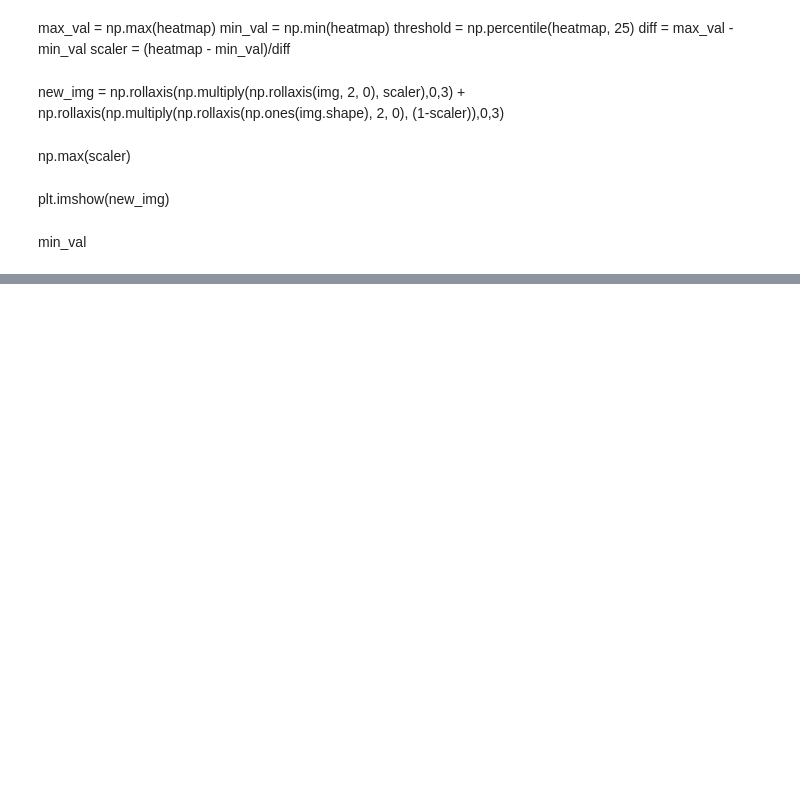
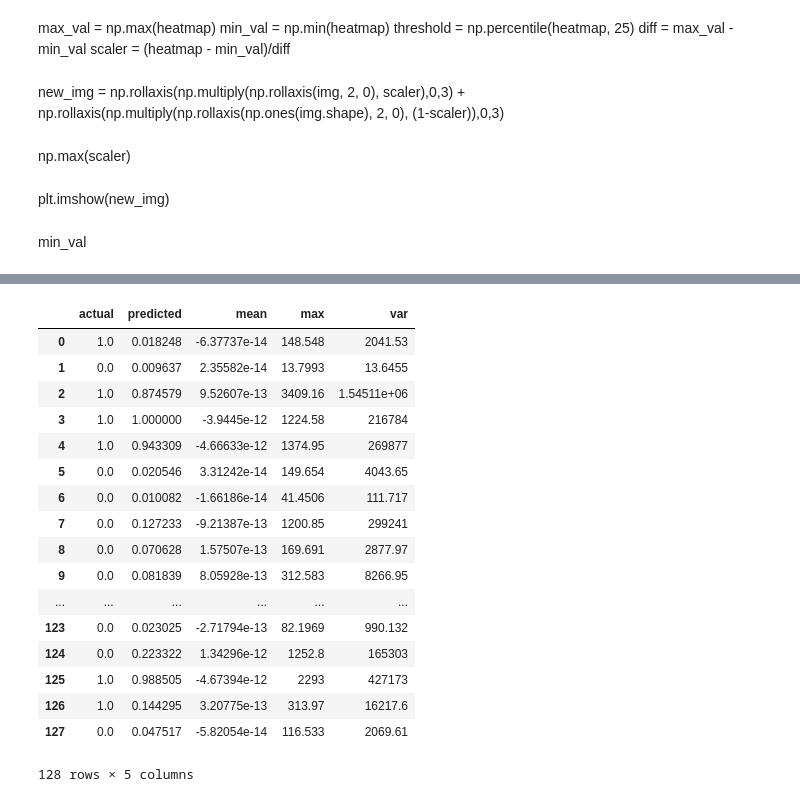
Before and after one commit to pengnam/CancerDetection, a Jupyter notebook: (WORKING) Resnet50.ipynb, the cells around one changed output, grey strips where cells are left out. Drawn from its saved outputs; the diff is of its cells as text; code cells hidden in the pictures; blank space fills up the shorter version.

```diff
--- a/(WORKING) Resnet50.ipynb
+++ b/(WORKING) Resnet50.ipynb
@@ -1099,0 +1276,21 @@ NameError: name 'heatmap' is not defined
+# %%
+result
+# %% [output]
+|  | actual | predicted | mean | max | var |
+| 0 | 1.0 | 0.018248 | -6.37737e-14 | 148.548 | 2041.53 |
+| 1 | 0.0 | 0.009637 | 2.35582e-14 | 13.7993 | 13.6455 |
+| 2 | 1.0 | 0.874579 | 9.52607e-13 | 3409.16 | 1.54511e+06 |
+| 3 | 1.0 | 1.000000 | -3.9445e-12 | 1224.58 | 216784 |
+| 4 | 1.0 | 0.943309 | -4.66633e-12 | 1374.95 | 269877 |
+| 5 | 0.0 | 0.020546 | 3.31242e-14 | 149.654 | 4043.65 |
+| 6 | 0.0 | 0.010082 | -1.66186e-14 | 41.4506 | 111.717 |
+| 7 | 0.0 | 0.127233 | -9.21387e-13 | 1200.85 | 299241 |
+| 8 | 0.0 | 0.070628 | 1.57507e-13 | 169.691 | 2877.97 |
+| 9 | 0.0 | 0.081839 | 8.05928e-13 | 312.583 | 8266.95 |
+| ... | ... | ... | ... | ... | ... |
+| 123 | 0.0 | 0.023025 | -2.71794e-13 | 82.1969 | 990.132 |
+| 124 | 0.0 | 0.223322 | 1.34296e-12 | 1252.8 | 165303 |
+| 125 | 1.0 | 0.988505 | -4.67394e-12 | 2293 | 427173 |
+| 126 | 1.0 | 0.144295 | 3.20775e-13 | 313.97 | 16217.6 |
+| 127 | 0.0 | 0.047517 | -5.82054e-14 | 116.533 | 2069.61 |
+128 rows × 5 columns
```
Also changed, not shown: parts of 40 cells of this notebook.
